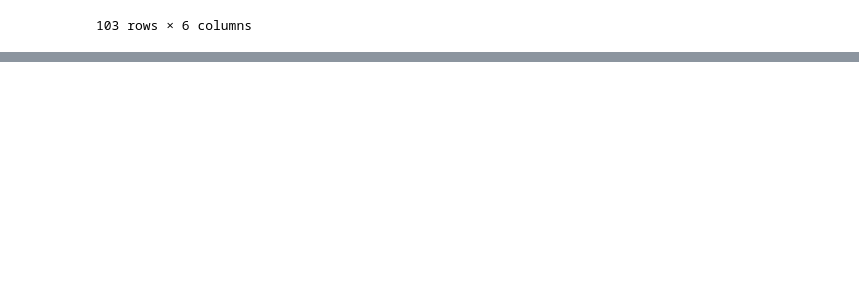
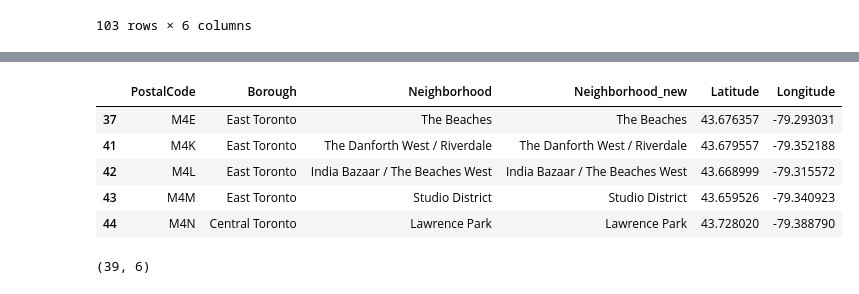
Before and after one commit to bacon369/Coursera_Capstone2, a Jupyter notebook: Data Science Capstone-Segmenting&Clustering.ipynb, the cells around one changed output, grey strips where cells are left out. Cells and saved outputs as stored; diff of their text form; code cells hidden in the pictures; blank space fills up the shorter version.

Commit message:
Published from Watson Studio.

```diff
--- a/Data Science Capstone-Segmenting&Clustering.ipynb
+++ b/Data Science Capstone-Segmenting&Clustering.ipynb
@@ -100,3 +100,28 @@ df_geocode
 | 101 | M9V | Etobicoke | South Steeles / Silverstone / Hum... | South Steeles / Silverstone / Hum... | 43.739416 | -79.588437 |
 | 102 | M9W | Etobicoke | Northwest | Northwest | 43.706748 | -79.594054 |
 103 rows × 6 columns
+# %%
+import numpy as np # library to handle data in a vectorized manner
+
+import pandas as pd # library for data analsysis
+pd.set_option('display.max_columns', None)
+pd.set_option('display.max_rows', None)
+
+import json # library to handle JSON files
+
+import geopy # install it in Anaconda Prompt
+from geopy.geocoders import Nominatim # convert an address into latitude and longitude values
+
+import requests # library to handle requests
+from pandas.io.json import json_normalize # tranform JSON file into a pandas dataframe
+
+# Matplotlib and associated plotting modules
+import matplotlib.cm as cm
+import matplotlib.colors as colors
+
+# import k-means from clustering stage
+from sklearn.cluster import KMeans
+
+!pip install folium
+
+from IPython.display import Image # will upload screenshots later
@@ -102,0 +146,15 @@ df_geocode
+# %%
+tonbhd = df_geocode
+to_data = tonbhd[tonbhd.Borough.str.contains('Toronto')]
+to_data.head()
+# %% [output]
+|  | PostalCode | Borough | Neighborhood | Neighborhood_new | Latitude | Longitude |
+| 37 | M4E | East Toronto | The Beaches | The Beaches | 43.676357 | -79.293031 |
+| 41 | M4K | East Toronto | The Danforth West / Riverdale | The Danforth West / Riverdale | 43.679557 | -79.352188 |
+| 42 | M4L | East Toronto | India Bazaar / The Beaches West | India Bazaar / The Beaches West | 43.668999 | -79.315572 |
+| 43 | M4M | East Toronto | Studio District | Studio District | 43.659526 | -79.340923 |
+| 44 | M4N | Central Toronto | Lawrence Park | Lawrence Park | 43.728020 | -79.388790 |
+# %%
+to_data.shape
+# %% [output]
+(39, 6)
```
Also changed, not shown: parts of 3 cells of this notebook.
